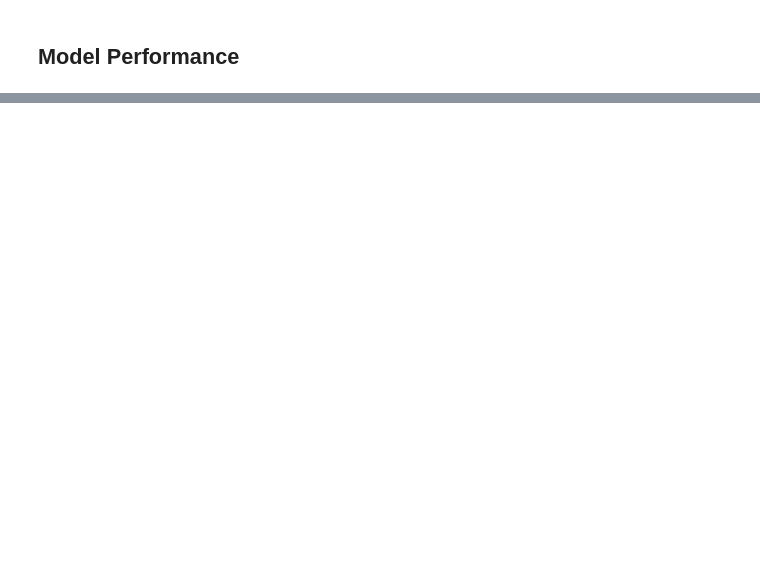
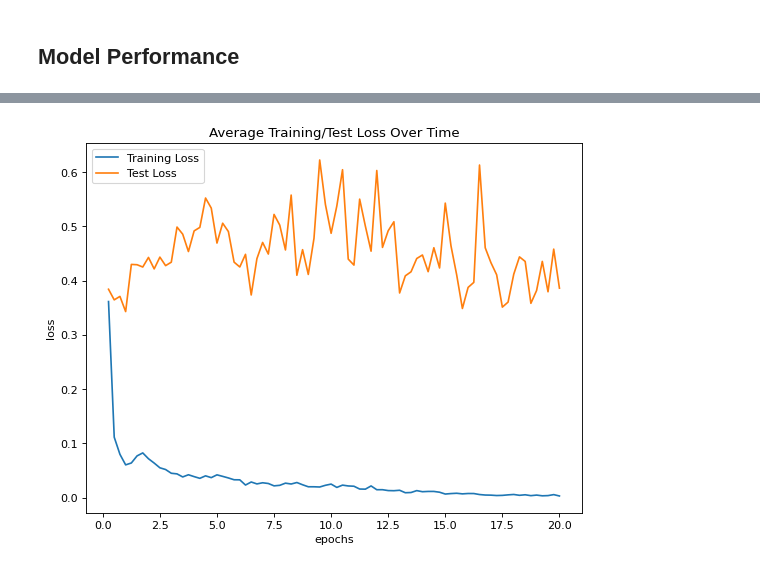
Before and after one commit to zw2700/forward_forward, a Jupyter notebook: forward_forward_frank.ipynb, the cells around one changed output, grey strips where cells are left out. Saved outputs shown, nothing was run; the diff lists cells and outputs as text; code cells hidden in the pictures; blank space fills up the shorter version.

```diff
--- a/forward_forward_frank.ipynb
+++ b/forward_forward_frank.ipynb
@@ -809,0 +975,12 @@ Test Accuracy of the model on the test set: 0.65
+# %%
+# plot training/test losses
+def plot_losses(train_losses, test_losses):
+    figure(figsize=(8,6), dpi=80)
+    epoch_axis = torch.arange(0.25,20.25,0.25)
+    plt.plot(epoch_axis,train_losses,label="Training Loss")
+    plt.plot(epoch_axis,test_losses,label="Test Loss")
+    plt.xlabel("epochs")
+    plt.ylabel("loss")
+    plt.title("Average Training/Test Loss Over Time")
+    plt.legend()
+    plt.show()
@@ -809,0 +1005,7 @@ Test Accuracy of the model on the test set: 0.65
+# %%
+for i in range(len(train_losses_st)):
+  train_losses_st[i] = train_losses_st[i].cpu().detach()
+for i in range(len(test_losses_st)):
+  test_losses_st[i] = test_losses_st[i].cpu().detach()
+for i in range(len(test_accuracies_st)):
+  test_accuracies_st[i] = test_accuracies_st[i].cpu().detach()
@@ -809,0 +1033,5 @@ Test Accuracy of the model on the test set: 0.65
+# %%
+# plot training/test loss for model trained using sigmoid minus threshold
+plot_losses(train_losses_st, test_losses_st)
+# %% [output]
+[figure, added]
```
Also changed, not shown: parts of 35 cells of this notebook.
